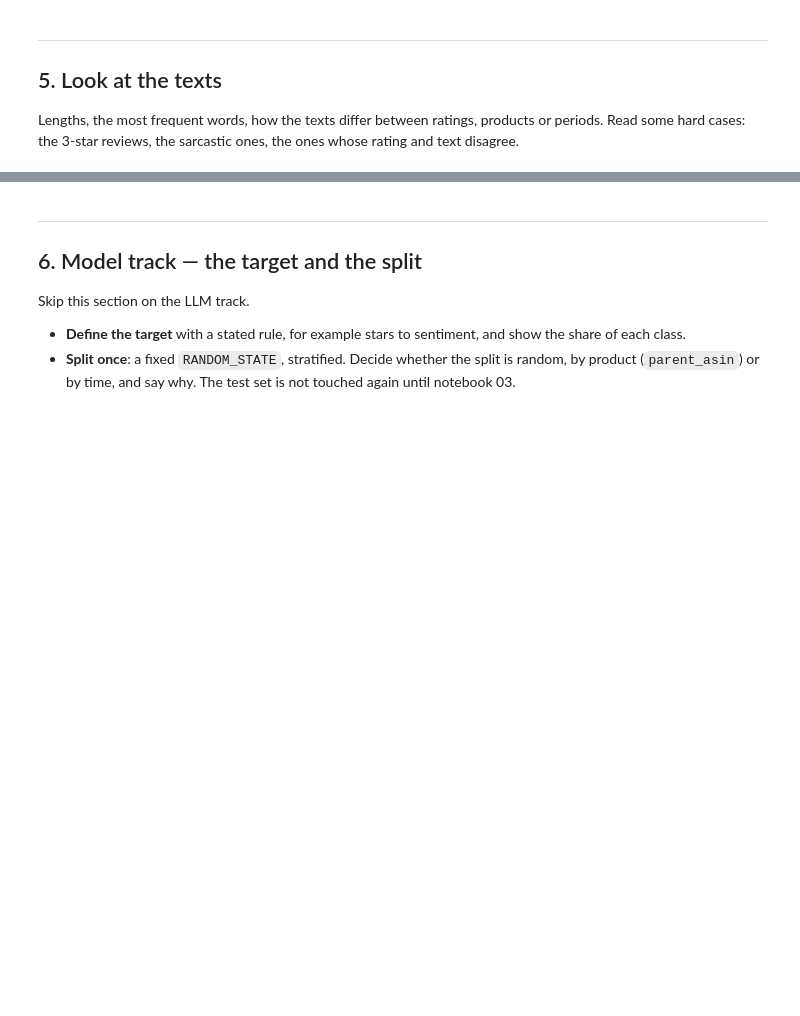
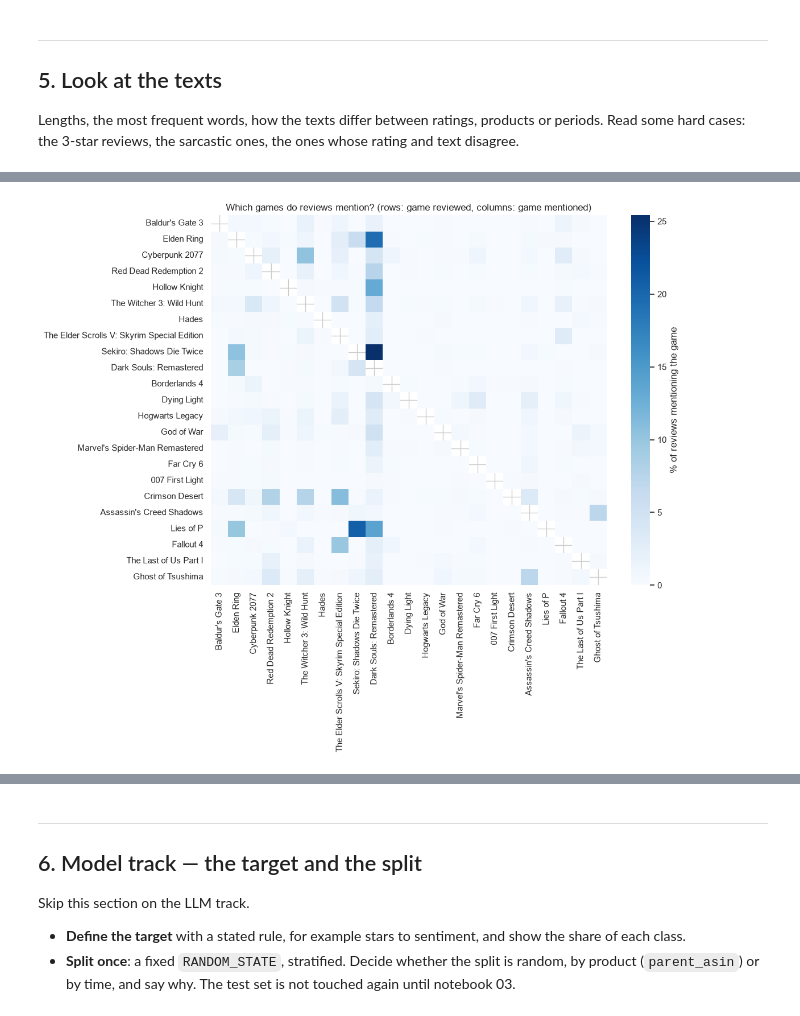
Before and after one commit to nachocarbovalle/IronHack-Final-Project-, a Jupyter notebook: notebooks/01_framing_and_baseline.ipynb, the cells around one changed output, grey strips where cells are left out. Saved outputs shown, nothing was run; the diff lists cells and outputs as text; code cells hidden in the pictures; blank space fills up the shorter version.

```diff
--- a/notebooks/01_framing_and_baseline.ipynb
+++ b/notebooks/01_framing_and_baseline.ipynb
@@ -64,0 +564,13 @@ Lengths, the most frequent words, how the texts differ between ratings, products
+# %%
+cross = mentions.groupby(clean["game"]).mean().loc[list(aliases), list(aliases)] * 100
+
+plt.figure(figsize=(12, 10))
+sns.heatmap(cross, mask=np.eye(len(aliases), dtype=bool), cmap="Blues",
+            cbar_kws={"label": "% of reviews mentioning the game"})
+plt.title("Which games do reviews mention? (rows: game reviewed, columns: game mentioned)")
+plt.xlabel("")
+plt.ylabel("")
+plt.tight_layout()
+plt.show()
+# %% [output]
+[figure, added]
```
Also changed, not shown: parts of 64 cells of this notebook, 6 other files.
